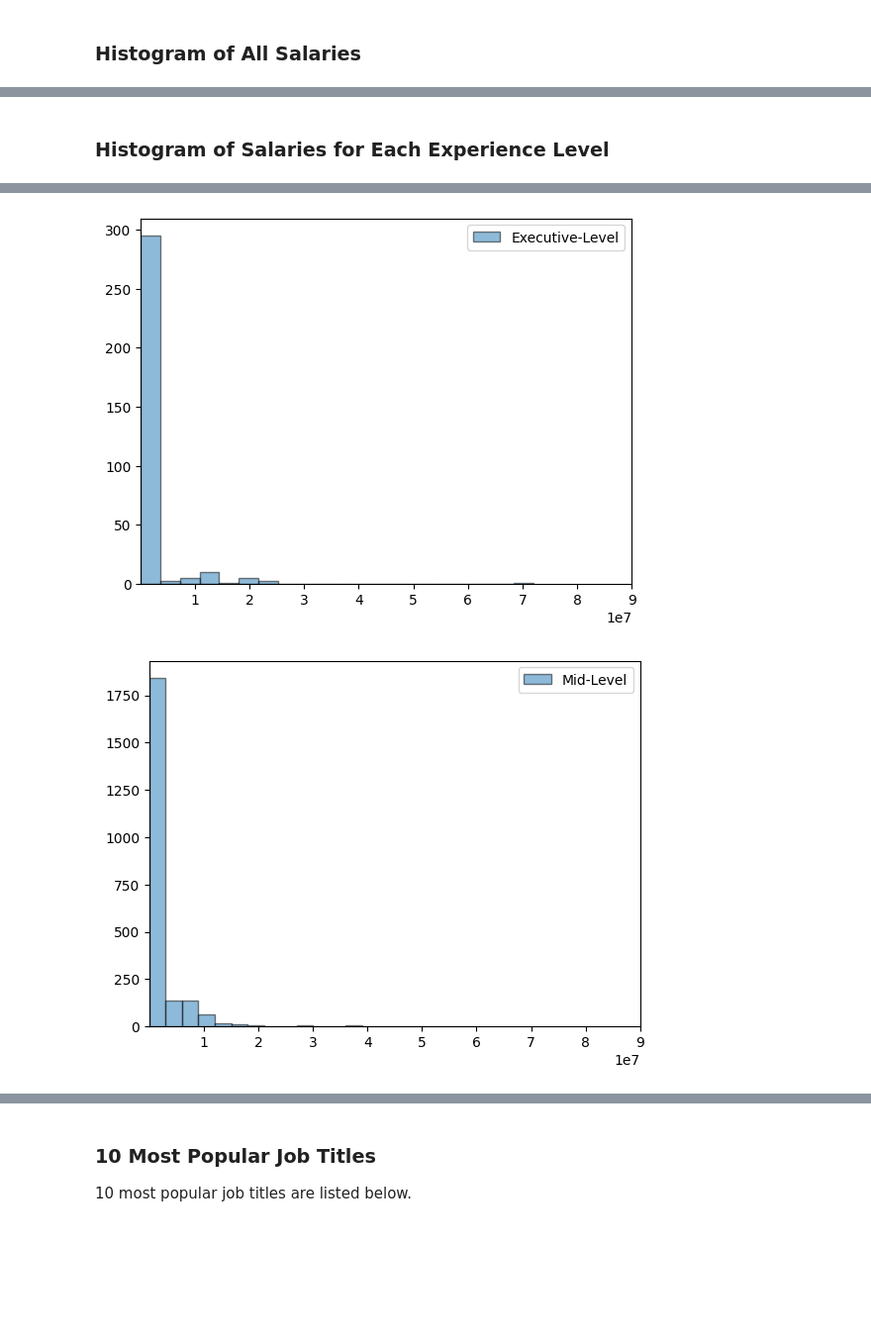
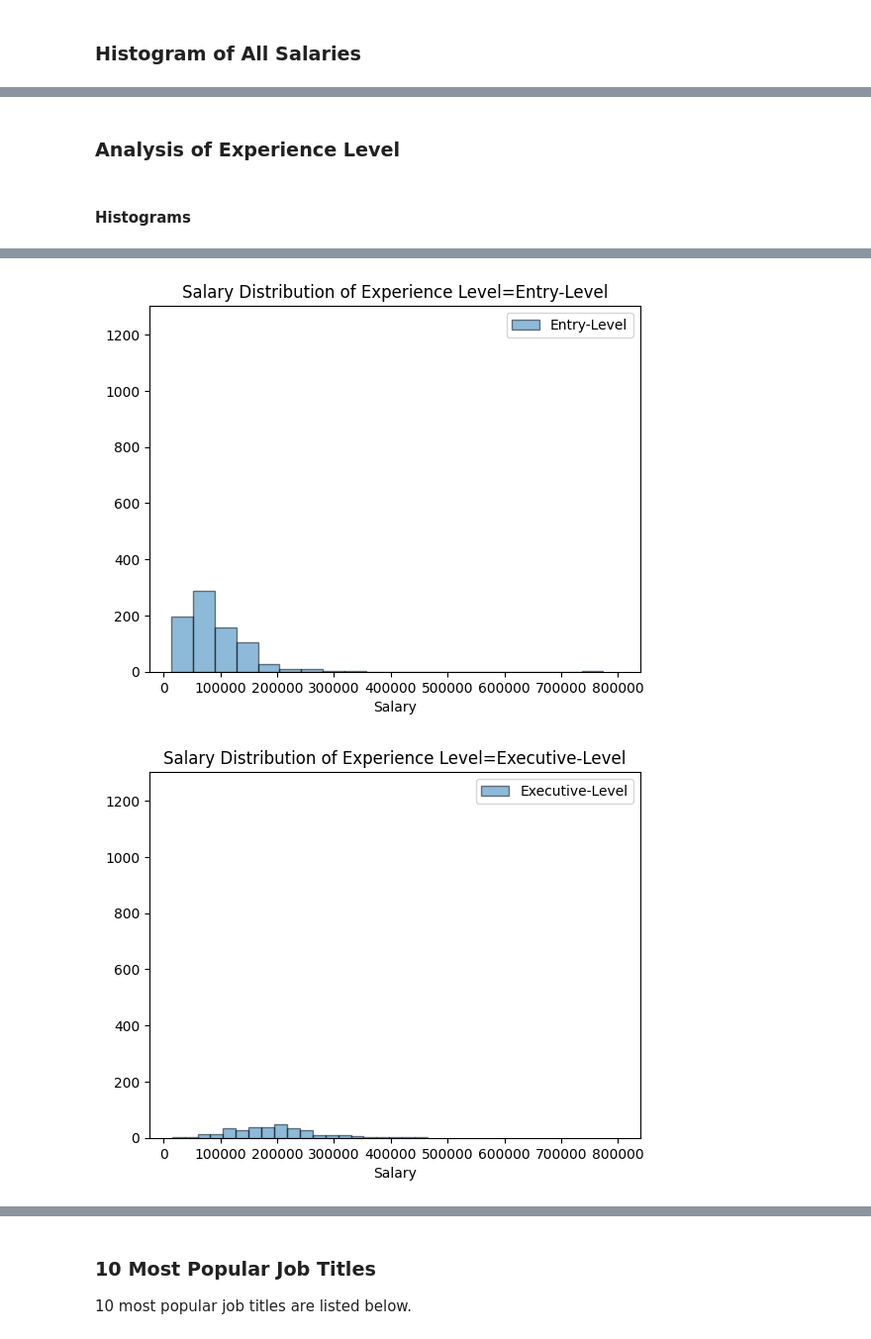
Before and after one commit to ALotov2000/data_science-CA2, a Jupyter notebook: task-2/report.ipynb, the cells around one changed output, grey strips where cells are left out. Shown at 99% size. Saved outputs shown, nothing was run; the diff lists cells and outputs as text; code cells hidden in the pictures; blank space fills up the shorter version.

Commit message:
notebook: plots added

```diff
--- a/task-2/report.ipynb
+++ b/task-2/report.ipynb
@@ -156,0 +157,21 @@ finalized_df = filtered_df
+# %%
+def do_histograms(column: str):
+    plt.figure()
+    plt.title(f'Salary Distribution of Different {column.replace('_', ' ')}s')
+    for label, group in finalized_df.groupby(column):
+        data = group['Salary_in_USD']
+        plt.hist(data, bins=20, alpha=0.5, edgecolor='black', label=label)
+        plt.legend()
+        plt.xlabel('Salary')
+    xmin, xmax = plt.xlim()
+    ymin, ymax = plt.ylim()
+    for label, group in finalized_df.groupby(column):
+        data = group['Salary_in_USD']
+        plt.figure()
+        plt.hist(data, bins=20, alpha=0.5, edgecolor='black', label=label)
+        plt.legend()
+        plt.xlim(xmin, xmax)
+        plt.ylim(ymin, ymax)
+        plt.xlabel('Salary')
+        plt.title(f'Salary Distribution of {column.replace('_', ' ')}={label}')
+    plt.show()
@@ -166,12 +217,7 @@ plt.show()
 # %% [markdown]
-### Histogram of Salaries for Each Experience Level
+### Analysis of Experience Level
+# %% [markdown]
+#### Histograms
 # %%
-xmin, xmax = finalized_df['Salary_in_USD'].min(), finalized_df['Salary_in_USD'].max()
-for experience, group in finalized_df.groupby('Experience_Level'):
-    data = group['Salary_in_USD']
-    plt.figure()
-    plt.hist(data, bins=20, alpha=0.5, edgecolor='black', label=experience)
-    plt.legend()
-    plt.xlim(xmin, xmax)
-plt.show()
+do_histograms('Experience_Level')
 # %% [output]
@@ -179,2 +225,2 @@ plt.show()
-[figure, old version]
+[figure, new version]
-[figure, old version]
+[figure, new version]
```
Also changed, not shown: parts of 16 cells of this notebook.
